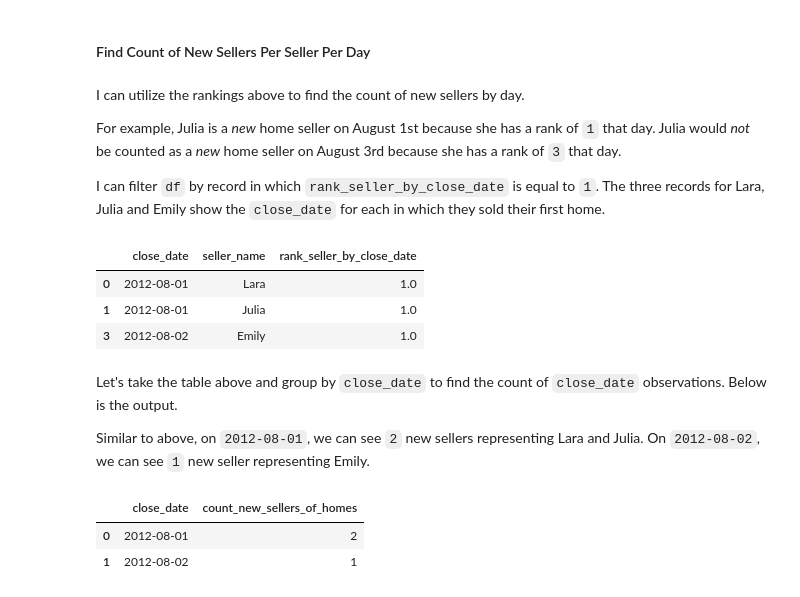
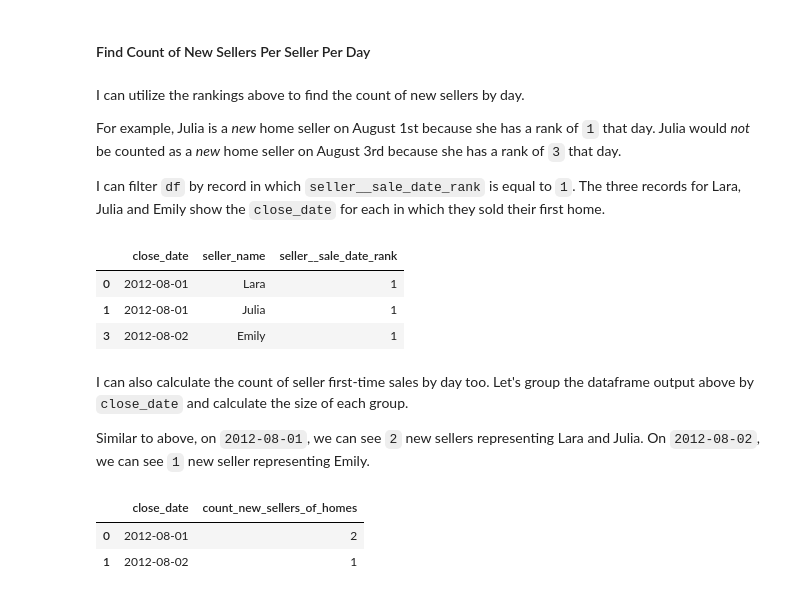
Before and after one commit to frieds/frieds.github.io, a Jupyter notebook: docs/data-analysis/rank-method-python-pandas.ipynb, the cells around one changed output. Cells and saved outputs as stored; diff of their text form; code cells hidden in the pictures.

```diff
--- a/docs/data-analysis/rank-method-python-pandas.ipynb
+++ b/docs/data-analysis/rank-method-python-pandas.ipynb
@@ -69,2 +63,2 @@ The `method='first'` for the `rank()` method for pandas series is equivalent to
 # %%
-df['rank_seller_by_close_date'] = df.groupby('seller_name')['close_date'].rank(method='first')
+df['seller__sale_date_rank'] = df.groupby('seller_name')['close_date'].rank(method='first')
@@ -100,0 +67,2 @@ df.sort_values(by=['seller_name', 'rank_seller_by_close_date']).style.background
+# %%
+df['seller__sale_date_rank'] = pd.to_numeric(df['seller__sale_date_rank'], downcast='integer')
@@ -105,16 +84,16 @@ I can utilize the rankings above to find the count of new sellers by day.
 
 For example, Julia is a *new* home seller on August 1st because she has a rank of `1` that day. Julia would *not* be counted as a *new* home seller on August 3rd because she has a rank of `3` that day.
 
-I can filter `df` by record in which `rank_seller_by_close_date` is equal to `1`. The three records for Lara, Julia and Emily show the `close_date` for each in which they sold their first home.
+I can filter `df` by record in which `seller__sale_date_rank` is equal to `1`. The three records for Lara, Julia and Emily show the `close_date` for each in which they sold their first home.
 # %%
-df[df['rank_seller_by_close_date']==1]
+df[df['seller__sale_date_rank']==1]
 # %% [output]
-|  | close_date | seller_name | rank_seller_by_close_date |
-| 0 | 2012-08-01 | Lara | 1.0 |
-| 1 | 2012-08-01 | Julia | 1.0 |
-| 3 | 2012-08-02 | Emily | 1.0 |
+|  | close_date | seller_name | seller__sale_date_rank |
+| 0 | 2012-08-01 | Lara | 1 |
+| 1 | 2012-08-01 | Julia | 1 |
+| 3 | 2012-08-02 | Emily | 1 |
 # %% [markdown]
-Let's take the table above and group by `close_date` to find the count of `close_date` observations. Below is the output.
+I can also calculate the count of seller first-time sales by day too. Let's group the dataframe output above by `close_date` and calculate the size of each group.
 
 Similar to above, on `2012-08-01`, we can see `2` new sellers representing Lara and Julia. On `2012-08-02`, we can see `1` new seller representing Emily.
 # %%
```
Also changed, not shown: parts of 58 cells of this notebook.
